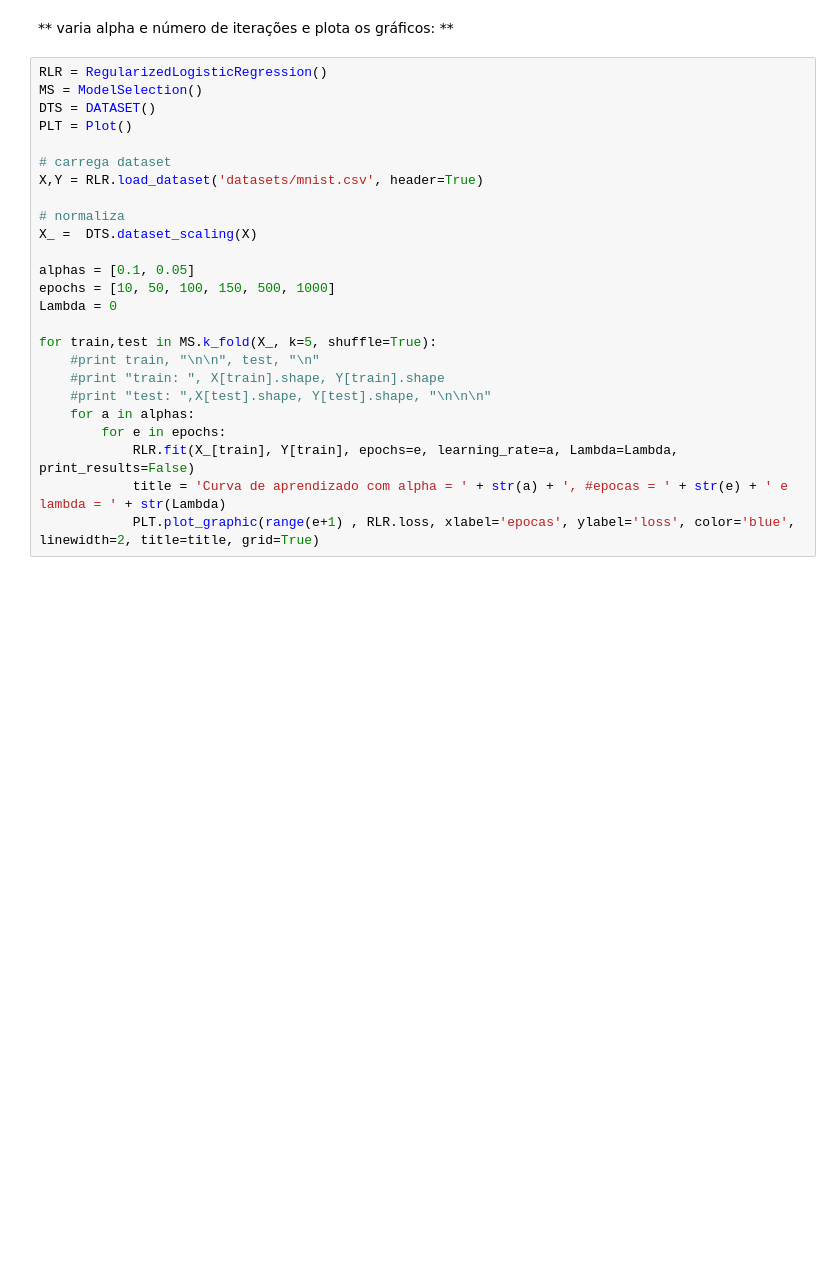
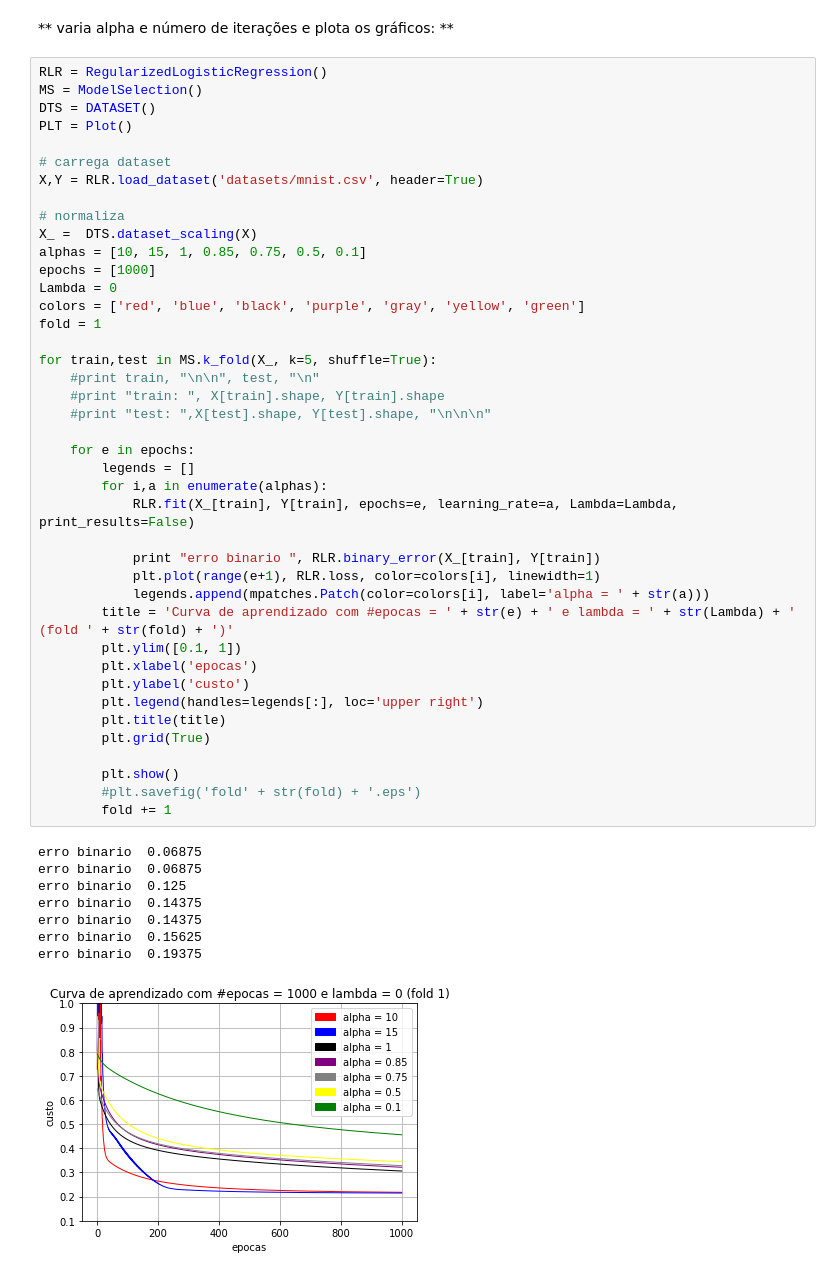
Before and after one commit to ak-lucas/trabalho1-IA, a Jupyter notebook: experimentos.ipynb, the cells around one changed output. Saved outputs shown, nothing was run; the diff lists cells and outputs as text; blank space fills up the shorter version.

```diff
--- a/experimentos.ipynb
+++ b/experimentos.ipynb
@@ -20,25 +22,50 @@ import matplotlib.pyplot as plt
 # %%
 RLR = RegularizedLogisticRegression()
 MS = ModelSelection()
 DTS = DATASET()
 PLT = Plot()
 
 # carrega dataset
 X,Y = RLR.load_dataset('datasets/mnist.csv', header=True)
 
 # normaliza
 X_ =  DTS.dataset_scaling(X)
-
-alphas = [0.1, 0.05]
-epochs = [10, 50, 100, 150, 500, 1000]
+alphas = [10, 15, 1, 0.85, 0.75, 0.5, 0.1]
+epochs = [1000]
 Lambda = 0
+colors = ['red', 'blue', 'black', 'purple', 'gray', 'yellow', 'green']
+fold = 1
 
 for train,test in MS.k_fold(X_, k=5, shuffle=True):
     #print train, "\n\n", test, "\n"
     #print "train: ", X[train].shape, Y[train].shape
     #print "test: ",X[test].shape, Y[test].shape, "\n\n\n"
-    for a in alphas:
-        for e in epochs:
+
+    for e in epochs:
+        legends = []
+        for i,a in enumerate(alphas):
             RLR.fit(X_[train], Y[train], epochs=e, learning_rate=a, Lambda=Lambda, print_results=False)
-            title = 'Curva de aprendizado com alpha = ' + str(a) + ', #epocas = ' + str(e) + ' e lambda = ' + str(Lambda)
-            PLT.plot_graphic(range(e+1) , RLR.loss, xlabel='epocas', ylabel='loss', color='blue', linewidth=2, title=title, grid=True)
+
+            print "erro binario ", RLR.binary_error(X_[train], Y[train])
+            plt.plot(range(e+1), RLR.loss, color=colors[i], linewidth=1)
+            legends.append(mpatches.Patch(color=colors[i], label='alpha = ' + str(a)))
+        title = 'Curva de aprendizado com #epocas = ' + str(e) + ' e lambda = ' + str(Lambda) + ' (fold ' + str(fold) + ')'
+        plt.ylim([0.1, 1])
+        plt.xlabel('epocas')
+        plt.ylabel('custo')
+        plt.legend(handles=legends[:], loc='upper right')
+        plt.title(title)
+        plt.grid(True)
+
+        plt.show()
+        #plt.savefig('fold' + str(fold) + '.eps')
+        fold += 1
+# %% [output]
+erro binario  0.06875
+erro binario  0.06875
+erro binario  0.125
+erro binario  0.14375
+erro binario  0.14375
+erro binario  0.15625
+erro binario  0.19375
+[figure, added]
```
Also changed, not shown: parts of 3 cells of this notebook.
